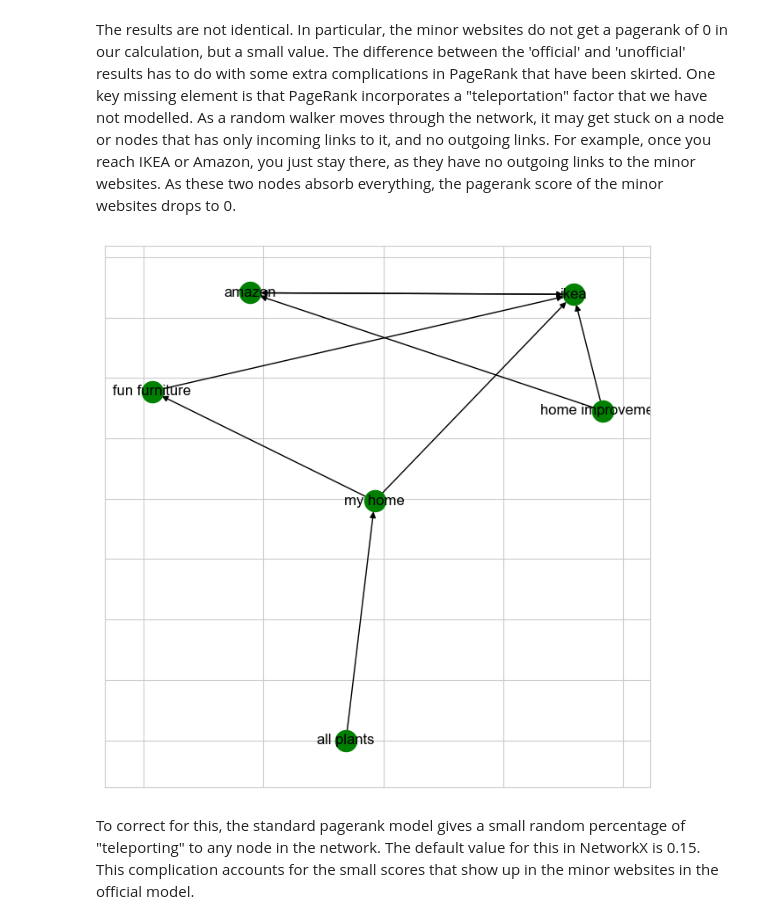
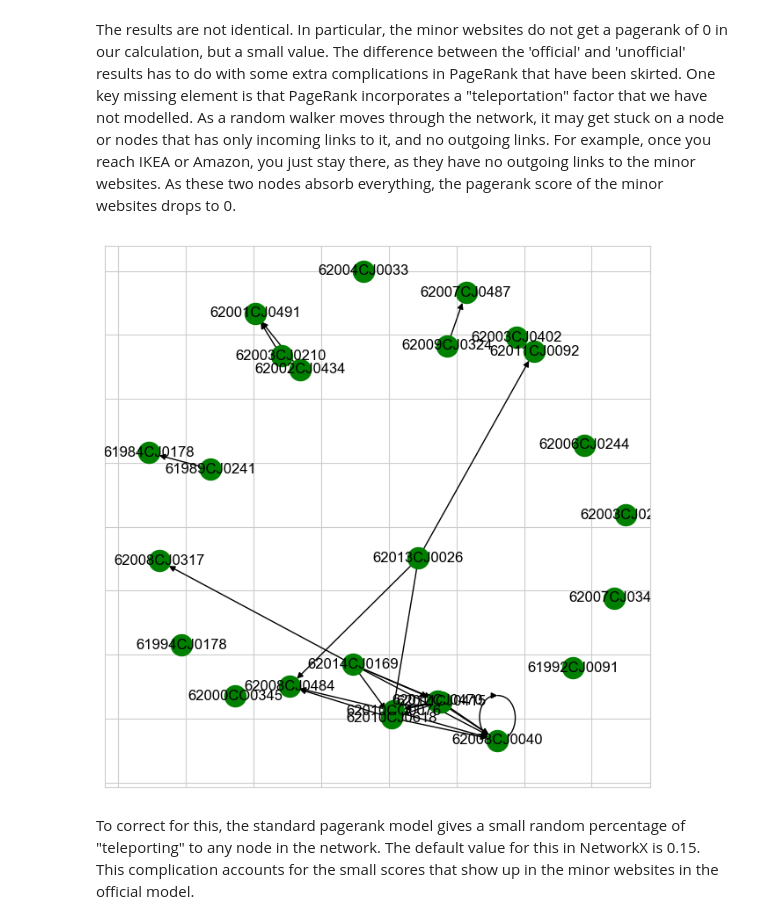
Before and after one commit to maastrichtlawtech/legalnetworkanalysis_textbook, a Jupyter notebook: network_analysis.ipynb, the cells around one changed output. Cells and saved outputs as stored; diff of their text form; code cells hidden in the pictures.

```diff
--- a/network_analysis.ipynb
+++ b/network_analysis.ipynb
@@ -88,6 +91,9 @@ g_florentine = nx.florentine_families_graph()
 g_karate = nx.karate_club_graph()
 # %%
 # Other example graphs
+df_consprot = pd.read_csv('data/PROT_edges.csv', sep = ",")
+g_consprot = nx.from_pandas_edgelist(df_consprot, "Source", "Target", create_using=nx.DiGraph) #setting up the directed graph
+
 df_trains = pd.read_csv('data/trainnetworknl.csv', names=['origin', 'destination'])
 g_trains = nx.Graph()
 [g_trains.add_node(node) for node in df_trains.origin]
@@ -493,0 +493,4 @@ nx.draw(g_subkite)
+# %%
+node_degree_dict=nx.degree(g_consprot)
+g_consprot2=nx.subgraph(g_consprot,[x for x in g_consprot.nodes() if node_degree_dict[x]>=25])
+nx.draw(g_consprot2)
@@ -1257,12 +1315,12 @@ pd.DataFrame({'nodes':g_furniture.nodes, 'official':nx.pagerank(g_furniture).val
 # %% [markdown]
 The results are not identical. In particular, the minor websites do not get a pagerank of 0 in our calculation, but a small value. The difference between the 'official' and 'unofficial' results has to do with some extra complications in PageRank that have been skirted. One key missing element is that PageRank incorporates a "teleportation" factor that we have not modelled. As a random walker moves through the network, it may get stuck on a node or nodes that has only incoming links to it, and no outgoing links. For example, once you reach IKEA or Amazon, you just stay there, as they have no outgoing links to the minor websites. As these two nodes absorb everything, the pagerank score of the minor websites drops to 0.
 # %%
-pos = nx.spring_layout(g_furniture, seed =123)
-nx.draw_networkx_nodes(g_furniture, pos=pos, node_color="green")
-nx.draw_networkx_labels(g_furniture, pos=pos)
-nx.draw_networkx_edges(g_furniture, pos=pos);
+pos = nx.spring_layout(g_consprot2, seed =123)
+nx.draw_networkx_nodes(g_consprot2, pos=pos, node_color="green")
+nx.draw_networkx_labels(g_consprot2, pos=pos)
+nx.draw_networkx_edges(g_consprot2, pos=pos);
 # %% [output]
-[figure, old version]
+[figure, new version]
 # %% [markdown]
 To correct for this, the standard pagerank model gives a small random percentage of "teleporting" to any node in the network. The default value for this in NetworkX is 0.15. This complication accounts for the small scores that show up in the minor websites in the official model.
 # %% [markdown]
```
Also changed, not shown: parts of 87 cells of this notebook, 2 other files.
